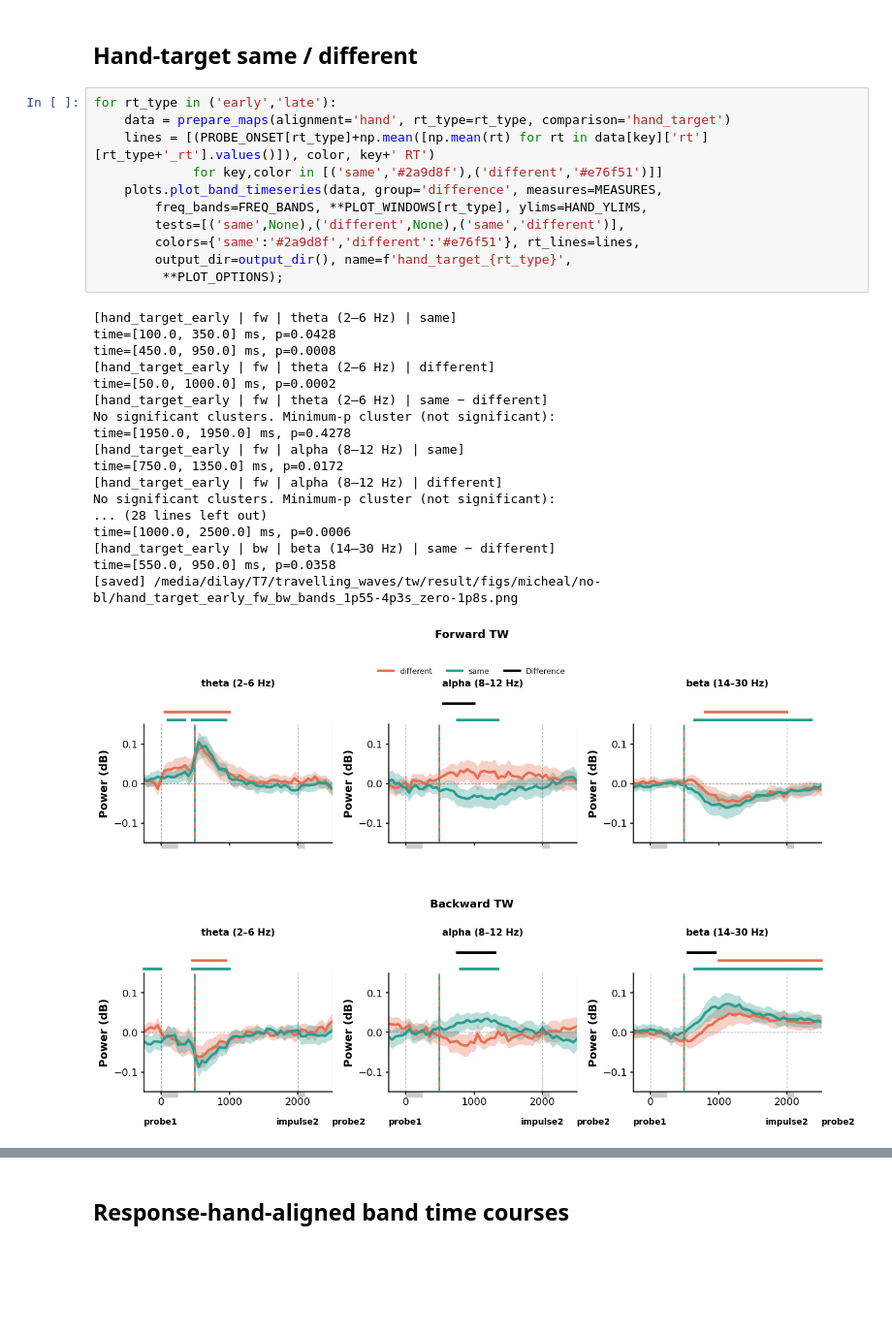
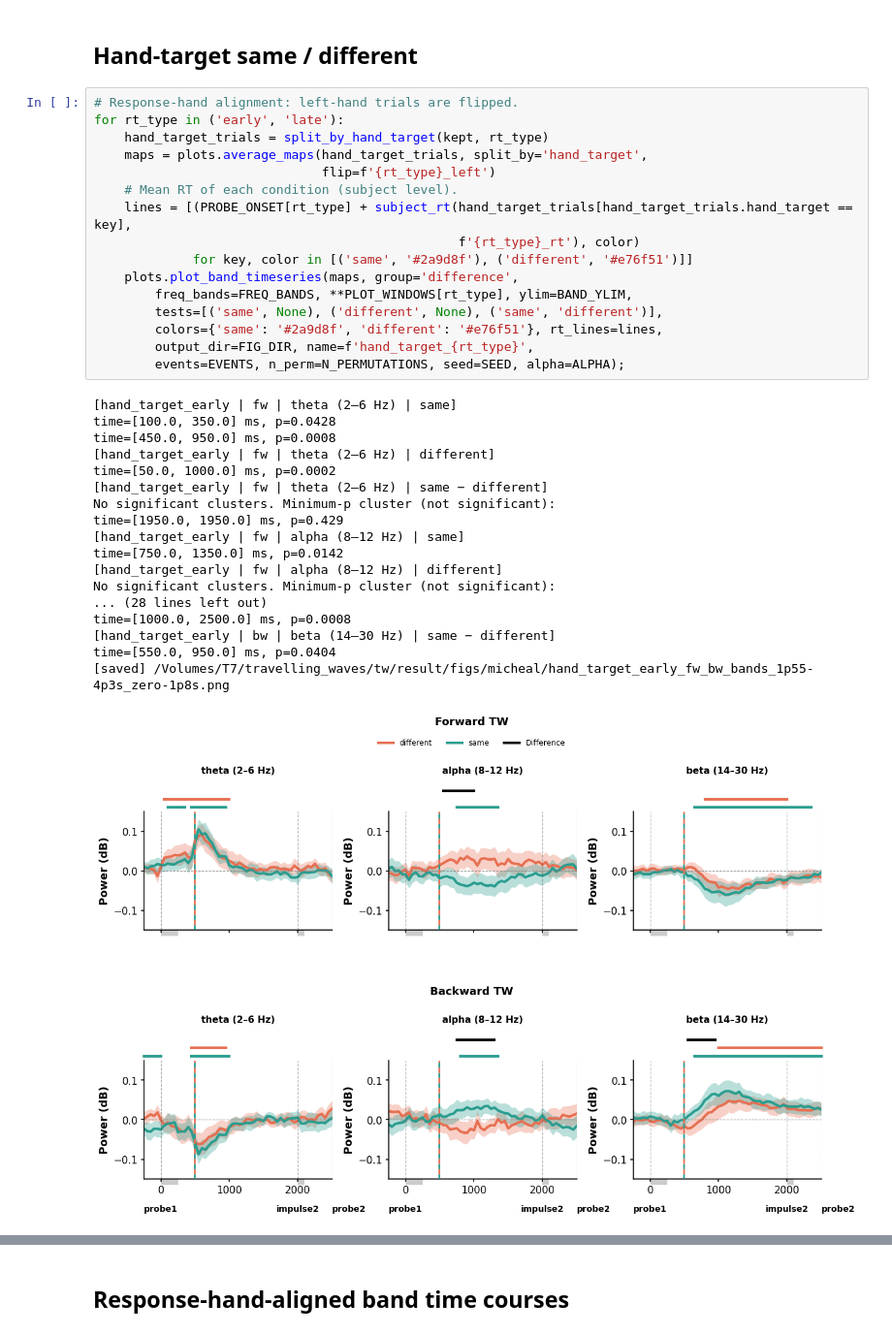
Before and after one commit to yiyue-zhang99/TW-in-WM, a Jupyter notebook: results/micheal_plot.ipynb, the cells around one changed output, grey strips where cells are left out. Shown at 97% size. Cells and saved outputs as stored; diff of their text form; blank space fills up the shorter version.

```diff
--- a/results/micheal_plot.ipynb
+++ b/results/micheal_plot.ipynb
@@ -303,35 +190,40 @@ time=[550.0, 950.0] ms, p=0.0424
 # %% [markdown]
 ## Hand-target same / different
 # %%
-for rt_type in ('early','late'):
-    data = prepare_maps(alignment='hand', rt_type=rt_type, comparison='hand_target')
-    lines = [(PROBE_ONSET[rt_type]+np.mean([np.mean(rt) for rt in data[key]['rt'][rt_type+'_rt'].values()]), color, key+' RT')
-             for key,color in [('same','#2a9d8f'),('different','#e76f51')]]
-    plots.plot_band_timeseries(data, group='difference', measures=MEASURES,
-        freq_bands=FREQ_BANDS, **PLOT_WINDOWS[rt_type], ylims=HAND_YLIMS,
-        tests=[('same',None),('different',None),('same','different')],
-        colors={'same':'#2a9d8f','different':'#e76f51'}, rt_lines=lines,
-        output_dir=output_dir(), name=f'hand_target_{rt_type}',
-         **PLOT_OPTIONS);
+# Response-hand alignment: left-hand trials are flipped.
+for rt_type in ('early', 'late'):
+    hand_target_trials = split_by_hand_target(kept, rt_type)
+    maps = plots.average_maps(hand_target_trials, split_by='hand_target',
+                              flip=f'{rt_type}_left')
+    # Mean RT of each condition (subject level).
+    lines = [(PROBE_ONSET[rt_type] + subject_rt(hand_target_trials[hand_target_trials.hand_target == key],
+                                                f'{rt_type}_rt'), color)
+             for key, color in [('same', '#2a9d8f'), ('different', '#e76f51')]]
+    plots.plot_band_timeseries(maps, group='difference',
+        freq_bands=FREQ_BANDS, **PLOT_WINDOWS[rt_type], ylim=BAND_YLIM,
+        tests=[('same', None), ('different', None), ('same', 'different')],
+        colors={'same': '#2a9d8f', 'different': '#e76f51'}, rt_lines=lines,
+        output_dir=FIG_DIR, name=f'hand_target_{rt_type}',
+        events=EVENTS, n_perm=N_PERMUTATIONS, seed=SEED, alpha=ALPHA);
 # %% [output]
 [hand_target_early | fw | theta (2–6 Hz) | same]
 time=[100.0, 350.0] ms, p=0.0428
 time=[450.0, 950.0] ms, p=0.0008
 [hand_target_early | fw | theta (2–6 Hz) | different]
 time=[50.0, 1000.0] ms, p=0.0002
 [hand_target_early | fw | theta (2–6 Hz) | same − different]
 No significant clusters. Minimum-p cluster (not significant):
-time=[1950.0, 1950.0] ms, p=0.4278
+time=[1950.0, 1950.0] ms, p=0.429
 [hand_target_early | fw | alpha (8–12 Hz) | same]
-time=[750.0, 1350.0] ms, p=0.0172
+time=[750.0, 1350.0] ms, p=0.0142
 [hand_target_early | fw | alpha (8–12 Hz) | different]
 No significant clusters. Minimum-p cluster (not significant):
 ... (28 lines left out)
-time=[1000.0, 2500.0] ms, p=0.0006
+time=[1000.0, 2500.0] ms, p=0.0008
 [hand_target_early | bw | beta (14–30 Hz) | same − different]
-time=[550.0, 950.0] ms, p=0.0358
-[saved] /media/dilay/T7/travelling_waves/tw/result/figs/micheal/no-bl/hand_target_early_fw_bw_bands_1p55-4p3s_zero-1p8s.png
+time=[550.0, 950.0] ms, p=0.0404
+[saved] /Volumes/T7/travelling_waves/tw/result/figs/micheal/hand_target_early_fw_bw_bands_1p55-4p3s_zero-1p8s.png
-[figure, old version]
+[figure, new version]
 [hand_target_late | fw | theta (2–6 Hz) | same]
 time=[500.0, 1000.0] ms, p=0.001
 [hand_target_late | fw | theta (2–6 Hz) | different]
```
Also changed, not shown: parts of 14 cells of this notebook, 7 other files.
